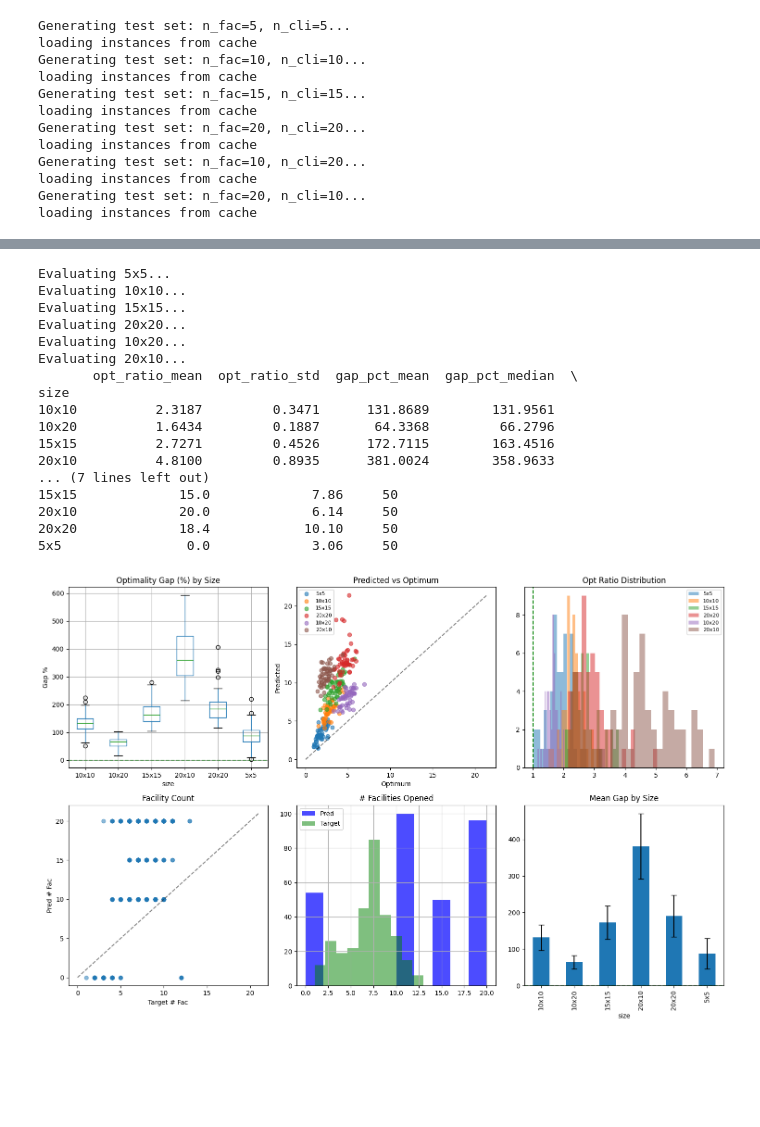
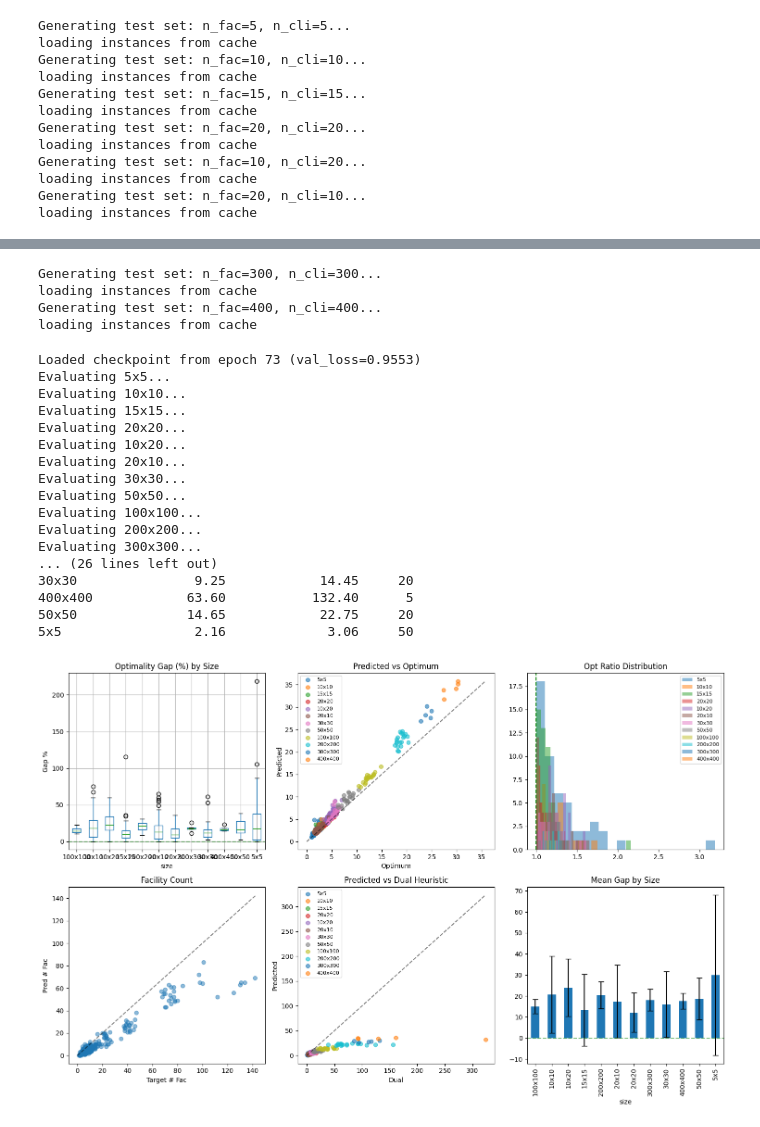
Before and after one commit to Srokusek/FLP-NAR, a Jupyter notebook: notebooks/test.ipynb, the cells around one changed output, grey strips where cells are left out. Cells and saved outputs as stored; diff of their text form; code cells hidden in the pictures; blank space fills up the shorter version.

```diff
--- a/notebooks/test.ipynb
+++ b/notebooks/test.ipynb
@@ -26,6 +37,3 @@ gen_config = UncapGeneratorConfig(
     facility_cost_config=UniformConfig(0,1), #"normalized"
     coords_config=NormalConfig(mean=0.5, std=0.5)
 )
-# %%
-dataset = GenerateDataset(gen_config, n_samples=1000, cache_dir=Path("data"), res_only=True)
-dataset.prepare_data()
@@ -293,3 +510,5 @@ Generating test set: n_fac=10, n_cli=20...
 loading instances from cache
 Generating test set: n_fac=20, n_cli=10...
 loading instances from cache
+# %%
+scale_datasets = create_test_datasets([(30,30), (50,50), (100,100), (200,200)], n_samples=20)
@@ -296,3 +524,13 @@ loading instances from cache
+# %%
+hyper_scale_datasets = create_test_datasets([(300,300), (400,400)], n_samples=5)
+# %% [output]
+Generating test set: n_fac=300, n_cli=300...
+loading instances from cache
+Generating test set: n_fac=400, n_cli=400...
+loading instances from cache
+# %%
+test_datasets.update(scale_datasets)
+test_datasets.update(hyper_scale_datasets)
 # %%
 # ══════════════════════════════════════════════════════════════════════════════
 # Evaluation using Reasoner.inference()
@@ -302,6 +540,8 @@ import matplotlib.pyplot as plt
 import importlib, src.models.reasoners
 importlib.reload(src.models.reasoners)
 from src.models.reasoners import Reasoner
+
+trainer.load_checkpoint("checkpoints/best_model_312_0.pt")
 
 # ── Collect results across all test sizes ─────────────────────────────────────
 all_results = []
@@ -356,47 +596,51 @@ mx = max(df["optimum"].max(), df["predicted"].max())
 axes[0, 1].plot([0, mx], [0, mx], "k--", alpha=.5)
 axes[0, 1].set(xlabel="Optimum", ylabel="Predicted", title="Predicted vs Optimum")
 axes[0, 1].legend(fontsize=8)
 
 # Ratio distribution
 for s in df["size"].unique():
     axes[0, 2].hist(df[df["size"] == s]["opt_ratio"], bins=20, alpha=.5, label=s)
 axes[0, 2].axvline(1.0, color="g", ls="--"); axes[0, 2].set_title("Opt Ratio Distribution")
 axes[0, 2].legend(fontsize=8)
 
 # Fac opened: pred vs target
 axes[1, 0].scatter(df["n_fac_target"], df["n_fac_opened"], alpha=.5)
 mf = max(df["n_fac_target"].max(), df["n_fac_opened"].max()) + 1
 axes[1, 0].plot([0, mf], [0, mf], "k--", alpha=.5)
 axes[1, 0].set(xlabel="Target # Fac", ylabel="Pred # Fac", title="Facility Count")
 
-# Fac histogram
-df["n_fac_opened"].hist(ax=axes[1, 1], alpha=.7, label="Pred", color="blue")
-df["n_fac_target"].hist(ax=axes[1, 1], alpha=.5, label="Target", color="green")
-axes[1, 1].set_title("# Facilities Opened"); axes[1, 1].legend()
+# Predicted vs dual
+for s in df["size"].unique():
+    sub = df[df["size"] == s]
+    axes[1, 1].scatter(sub["dual_bound"], sub["predicted"], label=s, alpha=.6)
+mx = max(df["dual_bound"].max(), df["predicted"].max())
+axes[1, 1].plot([0, mx], [0, mx], "k--", alpha=.5)
+axes[1, 1].set(xlabel="Dual", ylabel="Predicted", title="Predicted vs Dual Heuristic")
+axes[1, 1].legend(fontsize=8)
 
 # Mean gap bar
 summary = df.groupby("size")["opt_gap_pct"].agg(["mean", "std"])
 summary.plot.bar(y="mean", yerr="std", ax=axes[1, 2], capsize=4, legend=False)
 axes[1, 2].set_title("Mean Gap by Size"); axes[1, 2].axhline(0, color="g", ls="--", alpha=.5)
 
 plt.tight_layout(); plt.show()
 # %% [output]
+Loaded checkpoint from epoch 73 (val_loss=0.9553)
 Evaluating 5x5...
 Evaluating 10x10...
 Evaluating 15x15...
 Evaluating 20x20...
 Evaluating 10x20...
 Evaluating 20x10...
-       opt_ratio_mean  opt_ratio_std  gap_pct_mean  gap_pct_median  \
-size
-10x10          2.3187         0.3471      131.8689        131.9561
-10x20          1.6434         0.1887       64.3368         66.2796
-15x15          2.7271         0.4526      172.7115        163.4516
-20x10          4.8100         0.8935      381.0024        358.9633
-... (7 lines left out)
-15x15             15.0             7.86     50
-20x10             20.0             6.14     50
-20x20             18.4            10.10     50
-5x5                0.0             3.06     50
+Evaluating 30x30...
+Evaluating 50x50...
+Evaluating 100x100...
+Evaluating 200x200...
+Evaluating 300x300...
+... (26 lines left out)
+30x30               9.25            14.45     20
+400x400            63.60           132.40      5
+50x50              14.65            22.75     20
+5x5                 2.16             3.06     50
-[figure, old version]
+[figure, new version]
 # %%
```
Also changed, not shown: parts of 10 cells of this notebook, 3 other files.
